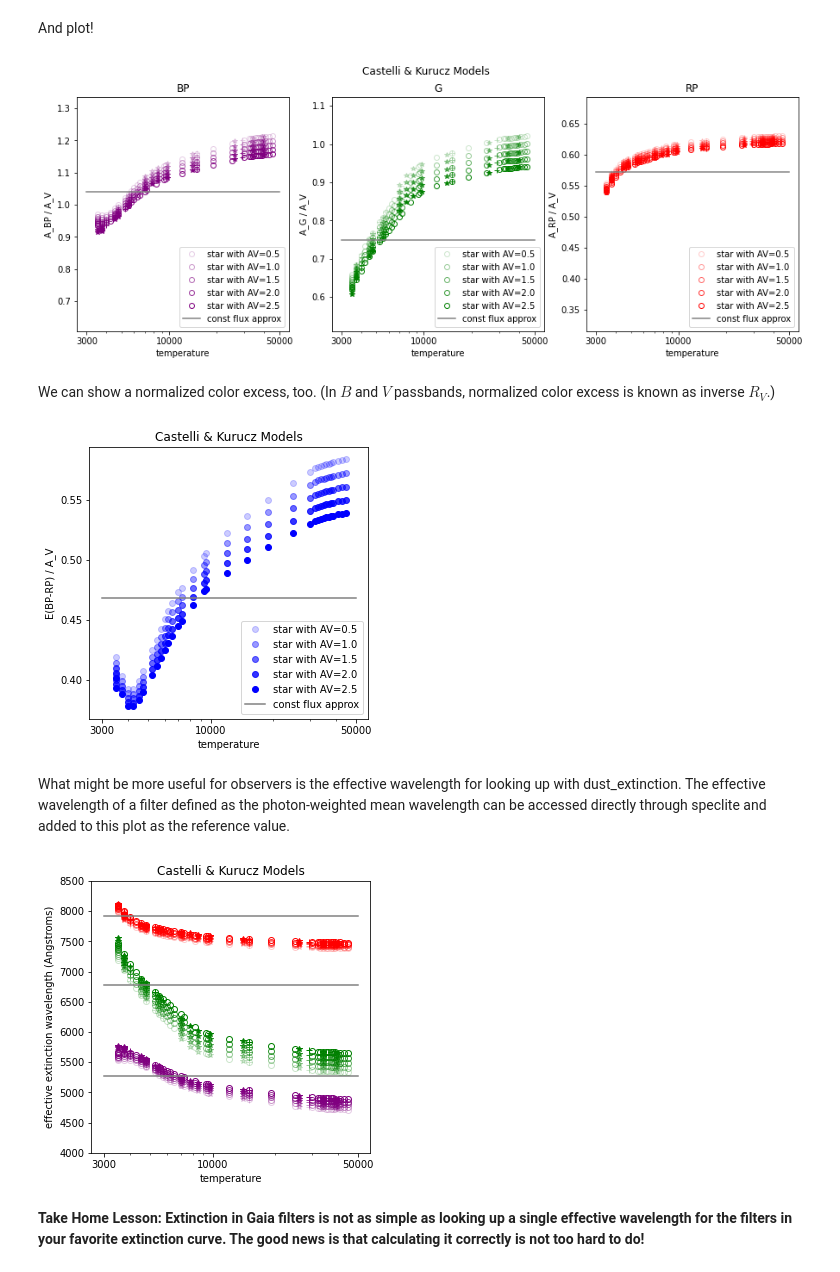
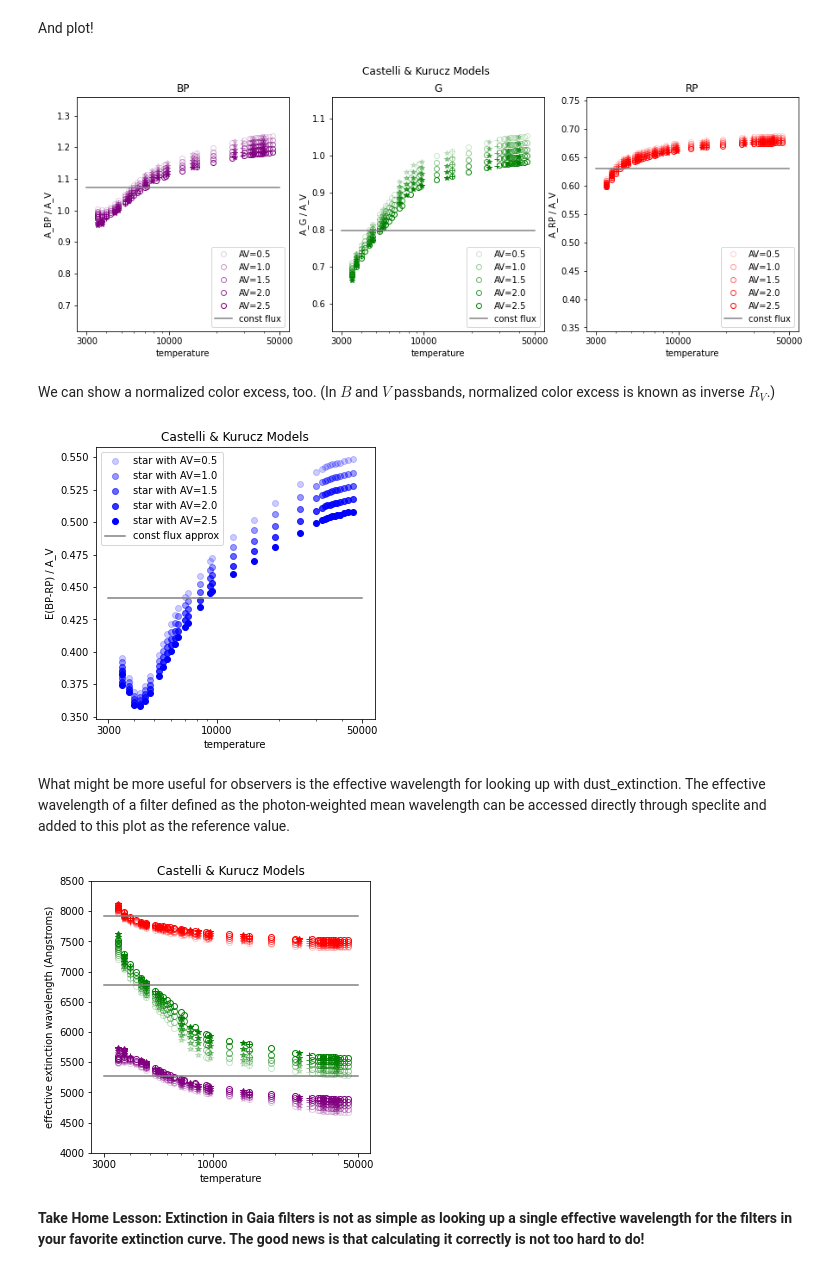
Before and after one commit to krislars/GaiaExtinctionTutorial, a Jupyter notebook: GaiaExtinctionTutorial.ipynb, the cells around one changed output. Drawn from its saved outputs; the diff is of its cells as text; code cells hidden in the pictures.

Commit message:
Change extinction curve to F19

```diff
--- a/GaiaExtinctionTutorial.ipynb
+++ b/GaiaExtinctionTutorial.ipynb
@@ -92,5 +92,5 @@ We use dust_extinction to access and make calculations with an extinction curve.
 # %%
-ext = F99(Rv=3.1)
+ext = F19(Rv=3.1)
 # %% [markdown]
 There are two main methods for using dust_extinction.  Calling the default ``ext(wavelengths)`` returns the spectral extinction curve, $A_\lambda / A_V$.  The method ``ext.extinction(wavelengths,Av=1)`` is also provided and returns $10^{-0.4 A_\lambda}$.
 # %% [markdown]
@@ -212,7 +212,7 @@ fig,axs = plt.subplots(1,3,figsize=(15,5))
 for i,fs in enumerate(shortnames):
     for av in AV:
         axs[i].plot(bbtable['temp'],bbtable[fs+'_AV'+str(av)]/av,c=colors[i],
-                    alpha=av/max(AV),label='blackbody AV='+str(av))
+                    alpha=av/max(AV),label='AV='+str(av))
     axs[i].set_xscale('log')
     axs[i].xaxis.set_major_formatter(ScalarFormatter())
     axs[i].set_xticks([3000,10000,50000])
@@ -220,7 +220,7 @@ for i,fs in enumerate(shortnames):
     axs[i].set_ylabel('A_'+fs+' / A_V')
     axs[i].set_title(fs)
     axs[i].plot([3000,50000],[constflux_AV1[i],constflux_AV1[i]],
-                color='grey',label='const flux approx')
+                color='grey',label='const flux')
     axs[i].legend(loc='lower right')
 plt.suptitle('Blackbody Flux')
 plt.show()
@@ -374,31 +374,31 @@ And plot!
 # %%
 fig,axs = plt.subplots(1,3,figsize=(15,5))
 
 for i,fs in enumerate(shortnames):
     for av in AV:
         axs[i].plot(startable['temp'][ms],startable[fs+'_AV'+str(av)][ms]/av,
                     'o',c=colors[i],mfc='none',alpha=av/max(AV),
-                    label='star with AV='+str(av))
+                    label='AV='+str(av))
         axs[i].plot(startable['temp'][gs],startable[fs+'_AV'+str(av)][gs]/av,
                     '+',c=colors[i],alpha=av/max(AV))
         axs[i].plot(startable['temp'][sg],startable[fs+'_AV'+str(av)][sg]/av,
                     '*',c=colors[i],alpha=av/max(AV))
     axs[i].plot([3000,50000],[constflux_AV1[i],constflux_AV1[i]],color='grey',
-                label='const flux approx')
+                label='const flux')
     axs[i].set_xlabel('temperature')
     axs[i].set_ylabel('A_'+fs+' / A_V')
     axs[i].set_xscale('log')
     axs[i].xaxis.set_major_formatter(ScalarFormatter())
     axs[i].set_xticks([3000,10000,50000])
     axs[i].set_title(fs)
     axs[i].legend(loc='lower right')
 
     ymax=np.max(startable[fs+'_AV0.5'][ms]/0.5)
     axs[i].set_ylim(ymax/2, 1.1*ymax)
 plt.suptitle('Castelli & Kurucz Models')
 plt.show()
 # %% [output]
-[figure, old version]
+[figure, new version]
 # %% [markdown]
 We can show a normalized color excess, too.  (In $B$ and $V$ passbands, normalized color excess is known as inverse $R_V$.)
 # %%
@@ -417,7 +417,7 @@ ax.xaxis.set_major_formatter(ScalarFormatter())
 ax.set_xticks([3000,10000,50000])
 plt.show()
 # %% [output]
-[figure, old version]
+[figure, new version]
 # %% [markdown]
 What might be more useful for observers is the effective wavelength for looking up with dust_extinction.  The effective wavelength of a filter defined as the photon-weighted mean wavelength can be accessed directly through speclite and added to this plot as the reference value.
 # %%
@@ -448,6 +448,6 @@ ax.set_ylabel('effective extinction wavelength (Angstroms)')
 ax.set_title('Castelli & Kurucz Models')
 plt.show()
 # %% [output]
-[figure, old version]
+[figure, new version]
 # %% [markdown]
 **Take Home Lesson:  Extinction in Gaia filters is not as simple as looking up a single effective wavelength for the filters in your favorite extinction curve.  The good news is that calculating it correctly is not too hard to do!**
```
Also changed, not shown: parts of 8 cells of this notebook.
